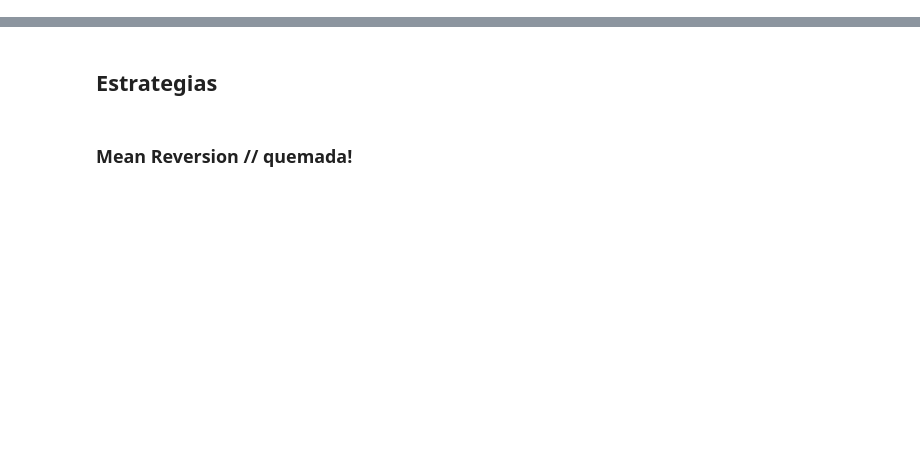
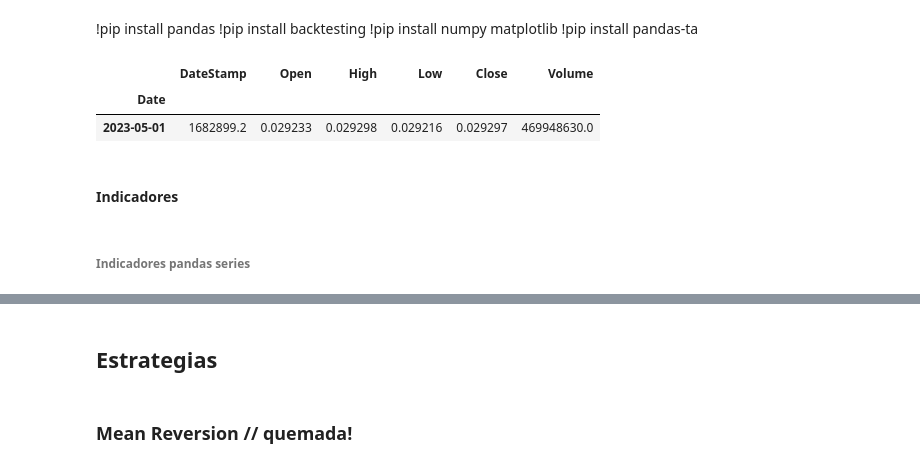
Before and after one commit to CodeRagnarok07/python-trading, a Jupyter notebook: strategies/backtesting.ipynb, the cells around one changed output, grey strips where cells are left out. Drawn from its saved outputs; the diff is of its cells as text; code cells hidden in the pictures; blank space fills up the shorter version.

```diff
--- a/strategies/backtesting.ipynb
+++ b/strategies/backtesting.ipynb
@@ -1,3 +1,8 @@
+# %% [markdown]
+!pip install pandas
+!pip install backtesting
+!pip install numpy matplotlib
+!pip install pandas-ta
 # %%
 # Paso 2: Importar las Librerías Necesarias
 import pandas as pd
@@ -8 +17,16 @@ from backtesting.lib import crossover
+# %%
+# importar data
+datapath = '../data/BTCUSDT5m.csv'
+data = pd.read_csv(datapath, parse_dates=True, index_col=0, )
+data = (data / 1e6).assign(Volume=data.Volume * 1e6)  # μBTC OHLC prices
+
+data.head(1)
+# %% [output]
+|  | DateStamp | Open | High | Low | Close | Volume |
+| Date |  |  |  |  |  |  |
+| 2023-05-01 | 1682899.2 | 0.029233 | 0.029298 | 0.029216 | 0.029297 | 469948630.0 |
+# %% [markdown]
+#### Indicadores
+# %% [markdown]
+###### Indicadores pandas series
 # %%
```
Also changed, not shown: parts of 14 cells of this notebook, 2 other files.
